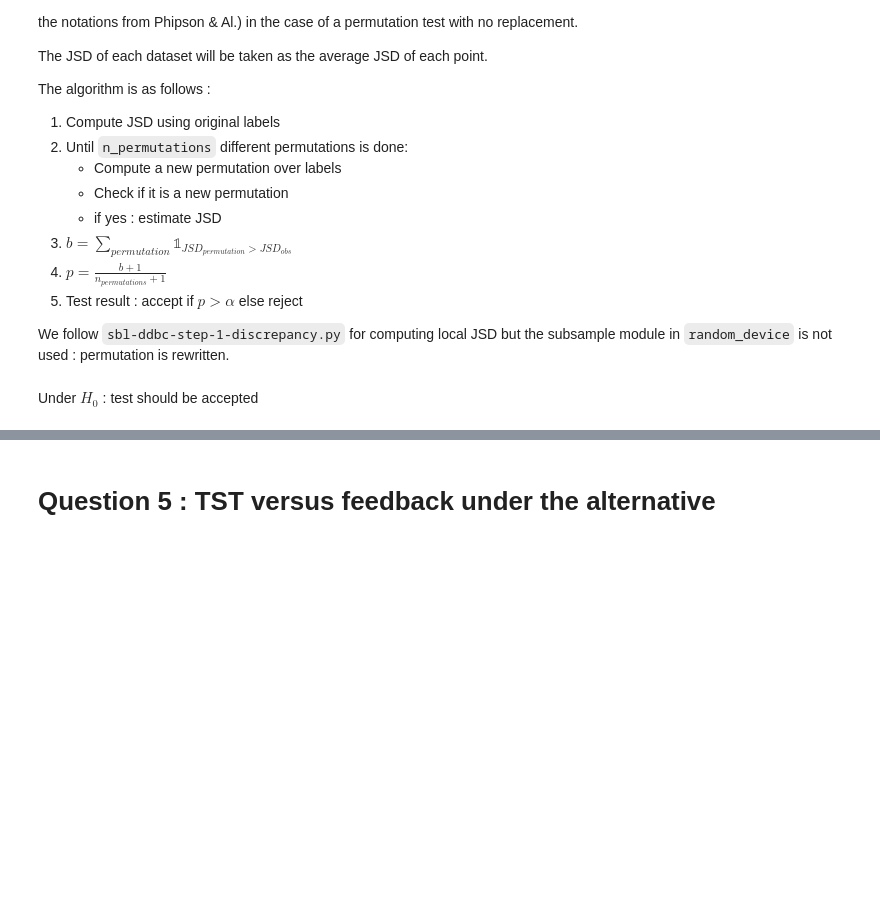
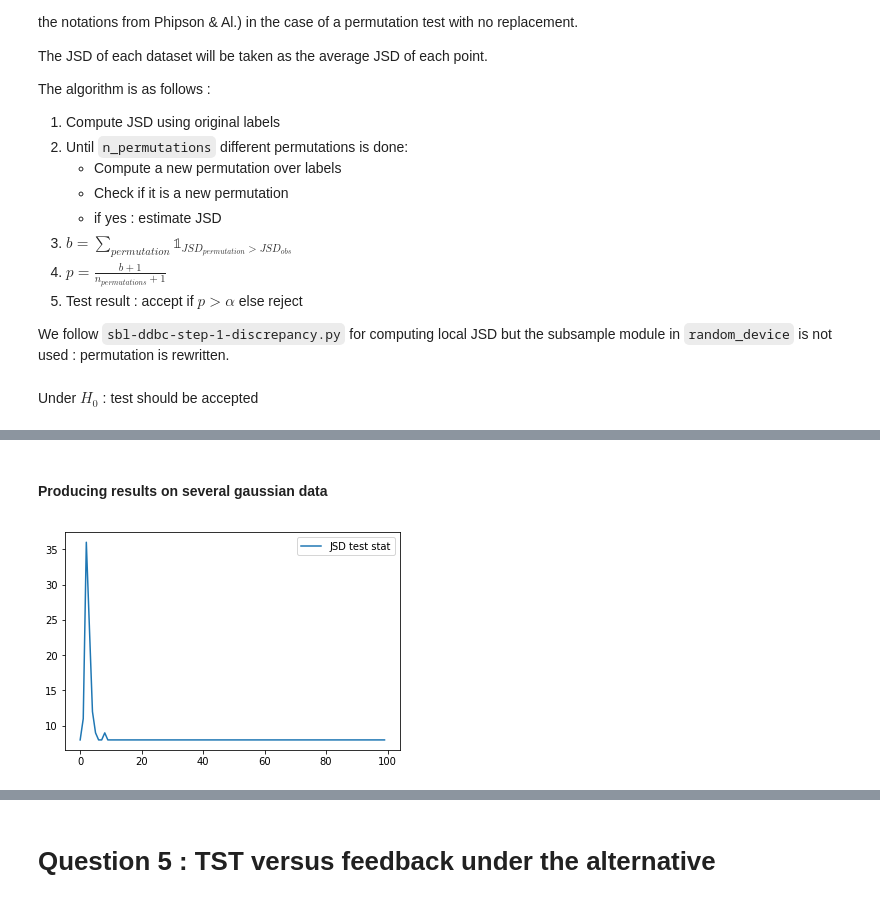
Before and after one commit to mariondechallens/GMDA, a Jupyter notebook: Results.ipynb, the cells around one changed output, grey strips where cells are left out. Drawn from its saved outputs; the diff is of its cells as text; code cells hidden in the pictures; blank space fills up the shorter version.

```diff
--- a/Results.ipynb
+++ b/Results.ipynb
@@ -209,0 +214,27 @@ Wall time: 1.74 s
+# %% [markdown]
+#### Producing results on several gaussian data
+# %%
+def JSD_test(g1,g2,n=50):
+    rd.seed(0)
+    kofn_power = 0.66
+    fk = DDBC_feedback(
+        g1, g2,
+    )
+    fk.permutation_test(n_permutations=n)
+    return fk
+# %%
+N=100
+stat = []
+p_val = []
+for i in range(N) :
+    g1 = gaussian_mix(d=2,N=2,t=i,n=200, s=5, seed=1)
+    g2 = gaussian_mix(d=2,N=2,t=i,n=200, s=5, seed=2)  # should be identical to g1 except for random seed
+    fk = JSD_test(g1,g2)
+    stat.append(fk.b)
+    p_val.append(fk.p_value)
+# %%
+plt.plot(stat,label = 'JSD test stat')
+plt.legend()
+plt.show()
+# %% [output]
+[figure, added]
```
Also changed, not shown: parts of 13 cells of this notebook.
